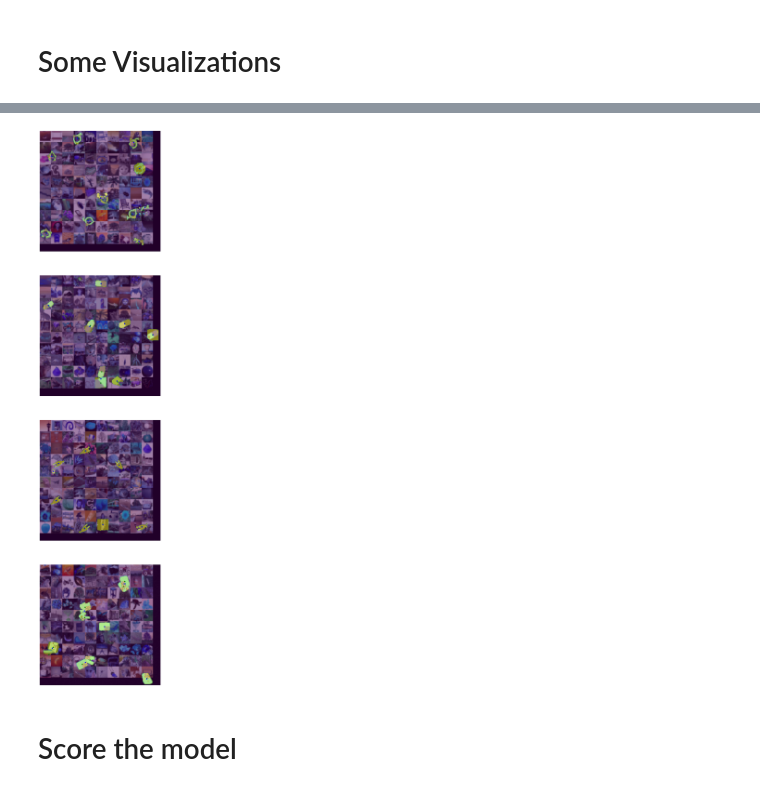
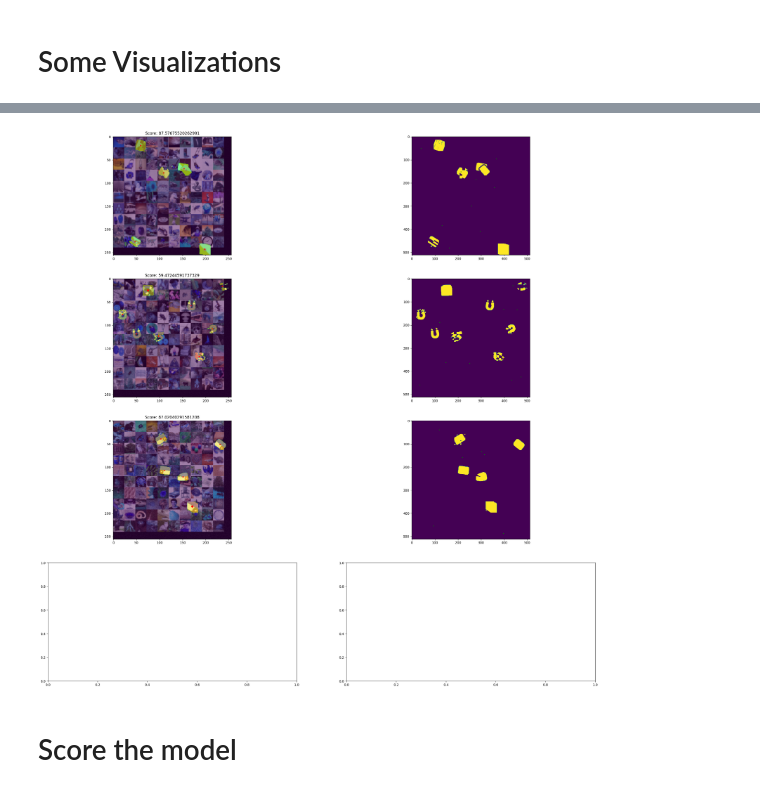
Before and after one commit to fern-software/EmojiHunt, a Jupyter notebook: EmojiHunt.ipynb, the cells around one changed output, grey strips where cells are left out. Saved outputs shown, nothing was run; the diff lists cells and outputs as text; code cells hidden in the pictures.

```diff
--- a/EmojiHunt.ipynb
+++ b/EmojiHunt.ipynb
@@ -140,15 +142,17 @@ Downloading assets...
 # %% [markdown]
 Generate some example masks
 # %%
-train_ds = DataGenerator(batch_size, augment=False, num_batches=150)
-val_ds = DataGenerator(batch_size, augment=False, num_batches=20) # Only used for scoring, not super useful
+train_ds = DataGenerator(batch_size, augment=False, num_batches=1200//batch_size)
+val_ds = DataGenerator(batch_size, augment=False, num_batches=20) # Only used for scoring, generates the same data as train but with a smaller batch size
 
 batch = train_ds[0]
 for i in range(3):
     plt.figure(figsize=(10,10))
+    # show color scale
     ax = plt.subplot(1, 2, 1)
     plt.imshow(cv2.cvtColor(batch[0][i], cv2.COLOR_LAB2RGB))
     plt.subplot(1, 2, 2, sharex=ax, sharey=ax)
-    plt.imshow(batch[1][i])
+    plt.imshow(batch[1]['segmentation'][i])
+    # plt.imshow(batch[1]['centroids'][i], alpha=0.5)
     plt.show()
 # %% [output]
@@ -323,12 +285,13 @@ ________________________________________________________________________________
 # %%
-early_stopping = callbacks.EarlyStopping(monitor='loss', patience=4, restore_best_weights=True, start_from_epoch=5)
+early_stopping = callbacks.EarlyStopping(monitor='iou', mode='max', patience=4, restore_best_weights=True, start_from_epoch=5)
 tensorboard = callbacks.TensorBoard(log_dir=f'./logs/run{np.random.randint(1,1000)}', histogram_freq=0, write_graph=True, write_images=True, embeddings_freq=5)
-reduce_lr = callbacks.ReduceLROnPlateau(monitor='loss', factor=0.2, patience=1, min_lr=0.000001, min_delta=0.0003)
-checkpoint = callbacks.ModelCheckpoint(f'./model.h5', monitor='loss', verbose=0, save_best_only=True, save_weights_only=False, mode='auto', save_freq='epoch')
+reduce_lr = callbacks.ReduceLROnPlateau(monitor='iou', mode='max', factor=0.2, patience=1, min_lr=0.000001, min_delta=0.0003)
+checkpoint = callbacks.ModelCheckpoint(f'./model.h5', monitor='iou', mode='max', verbose=0, save_best_only=True, save_weights_only=False, save_freq='epoch')
 model.fit(train_ds,
         batch_size=batch_size,
-        epochs=70,
-        callbacks=[early_stopping, reduce_lr, checkpoint, WandbCallback(input_type="image", log_weights=True, save_model=True)],
+        epochs=20,
+        callbacks=[early_stopping, reduce_lr, checkpoint, WandbCallback(input_type="image", output_type="segmentation_mask", log_weights=True, save_model=True)],
         # callbacks=[early_stopping, reduce_lr, checkpoint],
         use_multiprocessing=True,
         workers=90)
+wandb.save('model.h5')
@@ -358,13 +363,15 @@ Unet mask with 0s between touching emojis -> remove small clusters = ~
 # %% [markdown]
 # Some Visualizations
 # %%
-samples = [val_ds.emoji_hunt_object.generate_image_and_points() for _ in range(batch_size//2)]
+emoji_hunt_object = EmojiHunt()
+samples = [val_ds.emoji_hunt_object.generate_image_and_points() for _ in range(batch_size)]
 
 sample_imgs = [sample[0] for sample in samples]
 sample_emojis = [sample[1] for sample in samples]
 sample_ground_truth = [sample[2] for sample in samples]
+sample_emoji_mask = [sample[3] for sample in samples]
 
-inputs = np.empty((batch_size//2, *input_shape))
+inputs = np.empty((batch_size, *input_shape))
 for i, image in enumerate(sample_imgs):
     image = cv2.resize(image, (img_width, img_height), interpolation=cv2.INTER_AREA)
     sample_imgs[i] = image # For displaying in human-viewable form
@@ -372,28 +379,29 @@ for i, image in enumerate(sample_imgs):
     val_ds.datagen.standardize(image)
     inputs[i] = image
 
-preds = model.predict(inputs, batch_size=batch_size//2)
+preds = model.predict(inputs, batch_size=batch_size)
 pred_masks = np.argmax(preds, axis=-1)
-pred_coords = preds[1]
 # Plot 4 results, print the image and mask seperately
-fig, axs = plt.subplots(4, 1, figsize=(30, 40))
-for i, (img, pred, emoji) in enumerate(zip(sample_imgs, pred_masks, sample_emojis)):
-    if i >= 4:
-        break
-    ax = axs[i]
-    ax.imshow(img)
-    ax.imshow(pred, alpha=0.5)
-    ax.axis('off')
-    for y, x in sample_ground_truth[i]:
-         ax.add_patch(plt.Circle((x//2, y//2), 1, color='g', fill=True))
-
-    segments = regionprops(label(pred_masks[i]))
-    ret_coords = []
-    for props in segments:
-        if props.area < 20:
-            continue
-        cx, cy = props.centroid  # centroid coordinates
-        v = props.label
-        # print(f'Emoji {v} at ({cx}, {cy})')
-        ax.add_patch(plt.Circle((cy, cx), 1, color='b', fill=True))
+fig, axs = plt.subplots(4, 2, figsize=(30, 30))
+i = 0
+for img, mask, ground_truth, gt_mask in zip(sample_imgs, pred_masks, sample_ground_truth, sample_emoji_mask):
+    preds = centroids_from_mask(mask)
+    score = emoji_hunt_object.score_function(preds, ground_truth)
+    if score > 50:
+        ax = axs[i, 0]
+        ax.set_title(f"Score: {score}")
+        ax.imshow(img)
+        ax.imshow(mask, alpha=0.5)
+        prev_pred = (0, 0)
+        for y, x in preds:
+            if (y, x) == prev_pred:
+                ax.add_patch(plt.Circle((x//downsample_f, y//downsample_f), 2, color='r', fill=True))
+            else:
+                ax.add_patch(plt.Circle((x//downsample_f, y//downsample_f), 1, color='r', fill=True))
+            prev_pred = (y, x)
+        ax = axs[i, 1]
+        ax.imshow(gt_mask)
+        for y, x in sample_ground_truth[i]:
+            ax.add_patch(plt.Circle((x, y), 1, color='g', fill=True))
+        i += 1
 # %% [output]
@@ -401,4 +410,4 @@ for i, (img, pred, emoji) in enumerate(zip(sample_imgs, pred_masks, sample_emoji
-[figure, old version]
+[figure, new version]
 # %% [markdown]
 # Score the model
 # %%
```
Also changed, not shown: parts of 17 cells of this notebook.
